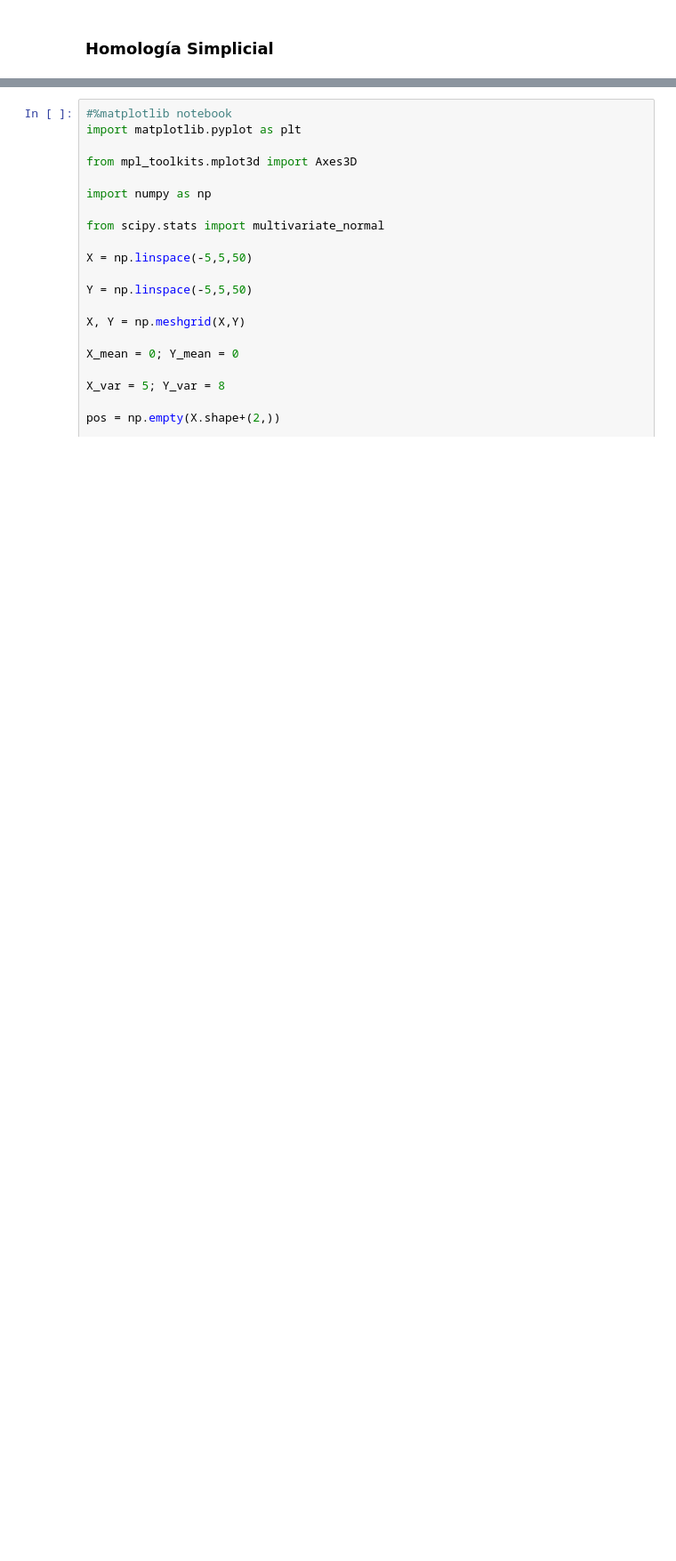
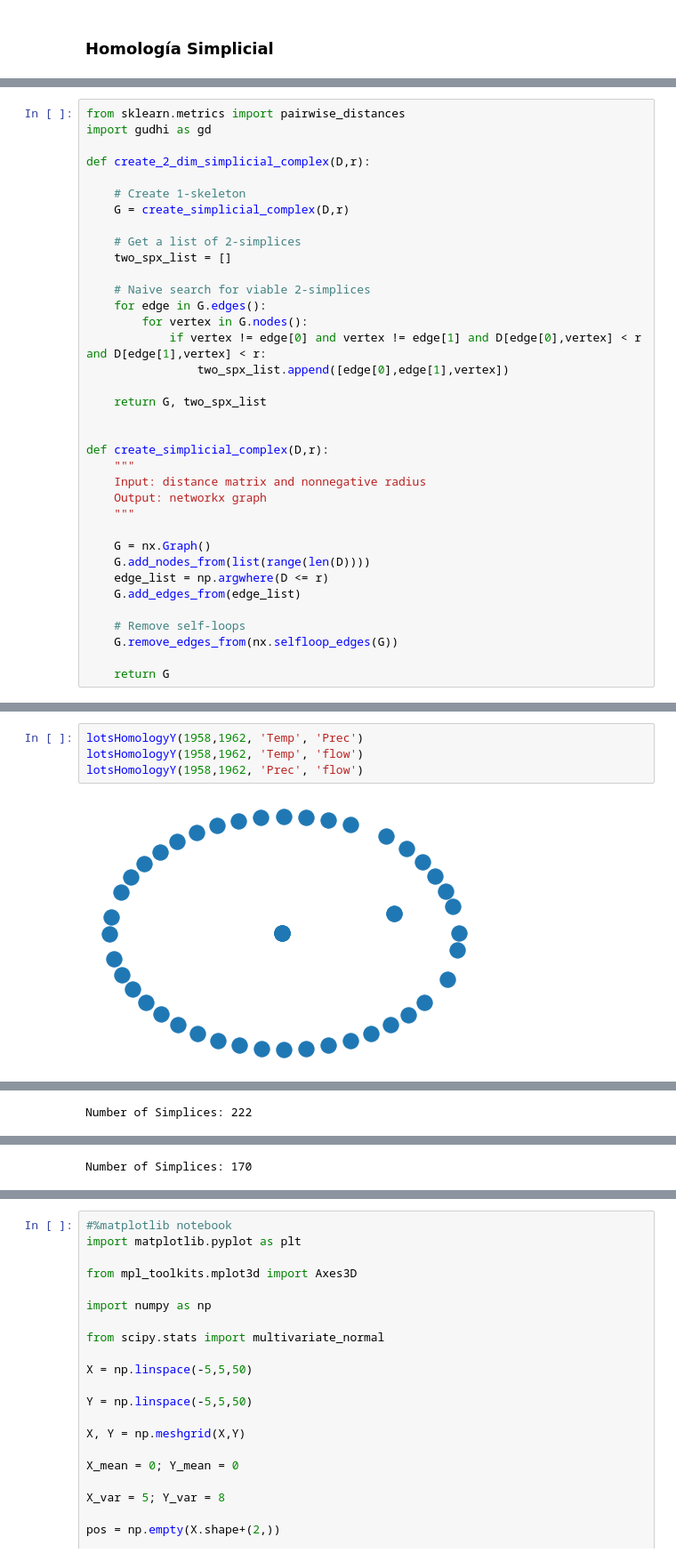
Before and after one commit to HernandezM22/TDA-ClimateAI, a Jupyter notebook: newSimpComplexes.ipynb, the cells around one changed output, grey strips where cells are left out. Shown at 89% size. Drawn from its saved outputs; the diff is of its cells as text; blank space fills up the shorter version.

Commit message:
added func homology by years

```diff
--- a/newSimpComplexes.ipynb
+++ b/newSimpComplexes.ipynb
@@ -130,0 +133,36 @@ plt.show()
+# %%
+from sklearn.metrics import pairwise_distances
+import gudhi as gd
+
+def create_2_dim_simplicial_complex(D,r):
+
+    # Create 1-skeleton
+    G = create_simplicial_complex(D,r)
+
+    # Get a list of 2-simplices
+    two_spx_list = []
+
+    # Naive search for viable 2-simplices
+    for edge in G.edges():
+        for vertex in G.nodes():
+            if vertex != edge[0] and vertex != edge[1] and D[edge[0],vertex] < r and D[edge[1],vertex] < r:
+                two_spx_list.append([edge[0],edge[1],vertex])
+
+    return G, two_spx_list
+
+
+def create_simplicial_complex(D,r):
+    """
+    Input: distance matrix and nonnegative radius
+    Output: networkx graph
+    """
+
+    G = nx.Graph()
+    G.add_nodes_from(list(range(len(D))))
+    edge_list = np.argwhere(D <= r)
+    G.add_edges_from(edge_list)
+
+    # Remove self-loops
+    G.remove_edges_from(nx.selfloop_edges(G))
+
+    return G
@@ -130,0 +254,6 @@ plt.show()
+# %%
+lotsHomologyY(1958,1962, 'Temp', 'Prec')
+lotsHomologyY(1958,1962, 'Temp', 'flow')
+lotsHomologyY(1958,1962, 'Prec', 'flow')
+# %% [output]
+[figure, added]
@@ -130,0 +263 @@ plt.show()
+Number of Simplices: 222
@@ -130,0 +270 @@ plt.show()
+Number of Simplices: 170
```
Also changed, not shown: parts of 5 cells of this notebook.
